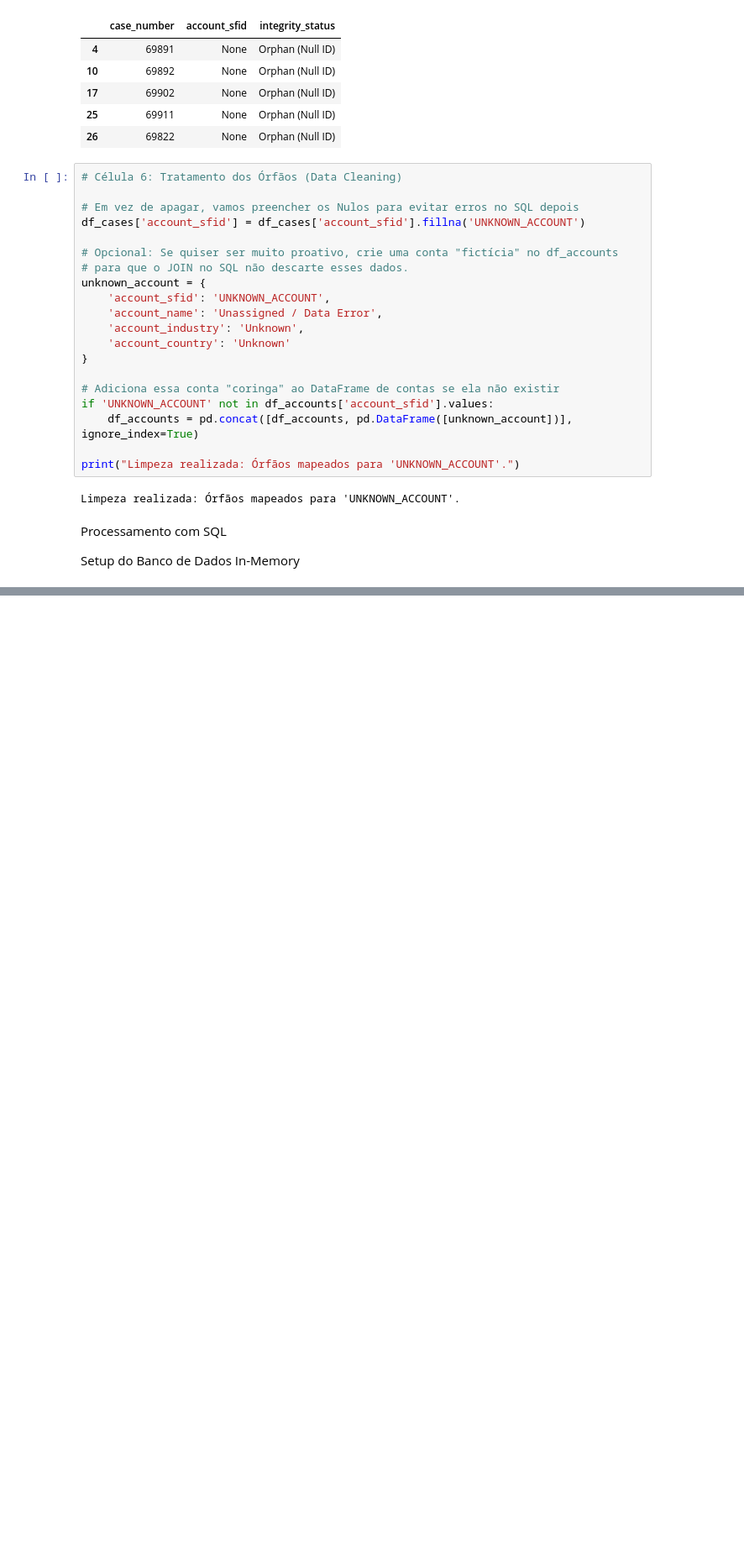
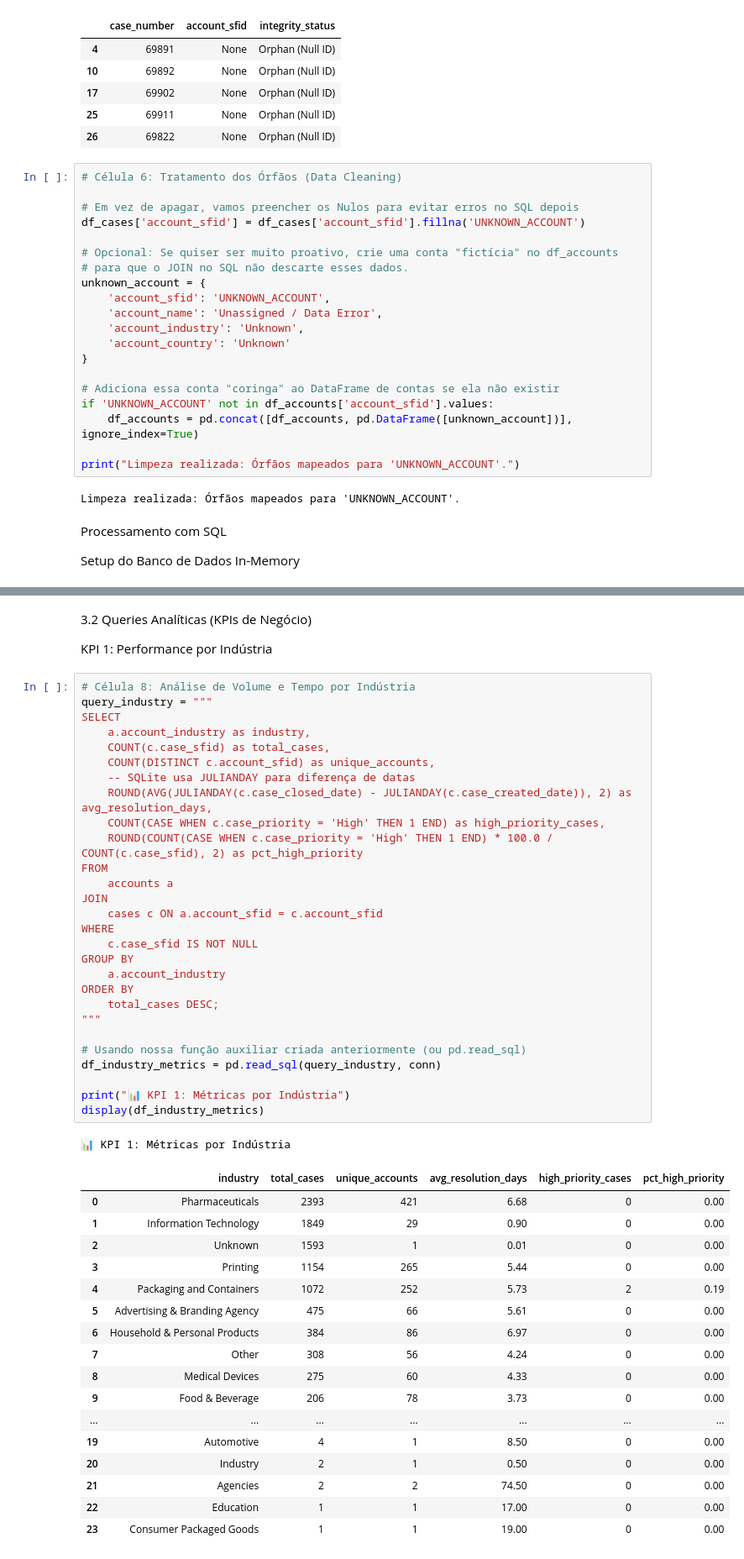
Before and after one commit to alex3ai/globalvision-challenge, a Jupyter notebook: notebooks/analysis_walkthrough.ipynb, the cells around one changed output, grey strips where cells are left out. Shown at 84% size. Drawn from its saved outputs; the diff is of its cells as text; blank space fills up the shorter version.

```diff
--- a/notebooks/analysis_walkthrough.ipynb
+++ b/notebooks/analysis_walkthrough.ipynb
@@ -312,0 +303,51 @@ print(tables)
+# %% [markdown]
+3.2 Queries Analíticas (KPIs de Negócio)
+
+KPI 1: Performance por Indústria
+# %%
+# Célula 8: Análise de Volume e Tempo por Indústria
+query_industry = """
+SELECT
+    a.account_industry as industry,
+    COUNT(c.case_sfid) as total_cases,
+    COUNT(DISTINCT c.account_sfid) as unique_accounts,
+    -- SQLite usa JULIANDAY para diferença de datas
+    ROUND(AVG(JULIANDAY(c.case_closed_date) - JULIANDAY(c.case_created_date)), 2) as avg_resolution_days,
+    COUNT(CASE WHEN c.case_priority = 'High' THEN 1 END) as high_priority_cases,
+    ROUND(COUNT(CASE WHEN c.case_priority = 'High' THEN 1 END) * 100.0 / COUNT(c.case_sfid), 2) as pct_high_priority
+FROM
+    accounts a
+JOIN
+    cases c ON a.account_sfid = c.account_sfid
+WHERE
+    c.case_sfid IS NOT NULL
+GROUP BY
+    a.account_industry
+ORDER BY
+    total_cases DESC;
+"""
+
+# Usando nossa função auxiliar criada anteriormente (ou pd.read_sql)
+df_industry_metrics = pd.read_sql(query_industry, conn)
+
+print("📊 KPI 1: Métricas por Indústria")
+display(df_industry_metrics)
+# %% [output]
+📊 KPI 1: Métricas por Indústria
+|  | industry | total_cases | unique_accounts | avg_resolution_days | high_priority_cases | pct_high_priority |
+| 0 | Pharmaceuticals | 2393 | 421 | 6.68 | 0 | 0.00 |
+| 1 | Information Technology | 1849 | 29 | 0.90 | 0 | 0.00 |
+| 2 | Unknown | 1593 | 1 | 0.01 | 0 | 0.00 |
+| 3 | Printing | 1154 | 265 | 5.44 | 0 | 0.00 |
+| 4 | Packaging and Containers | 1072 | 252 | 5.73 | 2 | 0.19 |
+| 5 | Advertising & Branding Agency | 475 | 66 | 5.61 | 0 | 0.00 |
+| 6 | Household & Personal Products | 384 | 86 | 6.97 | 0 | 0.00 |
+| 7 | Other | 308 | 56 | 4.24 | 0 | 0.00 |
+| 8 | Medical Devices | 275 | 60 | 4.33 | 0 | 0.00 |
+| 9 | Food & Beverage | 206 | 78 | 3.73 | 0 | 0.00 |
+| ... | ... | ... | ... | ... | ... | ... |
+| 19 | Automotive | 4 | 1 | 8.50 | 0 | 0.00 |
+| 20 | Industry | 2 | 1 | 0.50 | 0 | 0.00 |
+| 21 | Agencies | 2 | 2 | 74.50 | 0 | 0.00 |
+| 22 | Education | 1 | 1 | 17.00 | 0 | 0.00 |
+| 23 | Consumer Packaged Goods | 1 | 1 | 19.00 | 0 | 0.00 |
```
Also changed, not shown: parts of 1 cell of this notebook.
